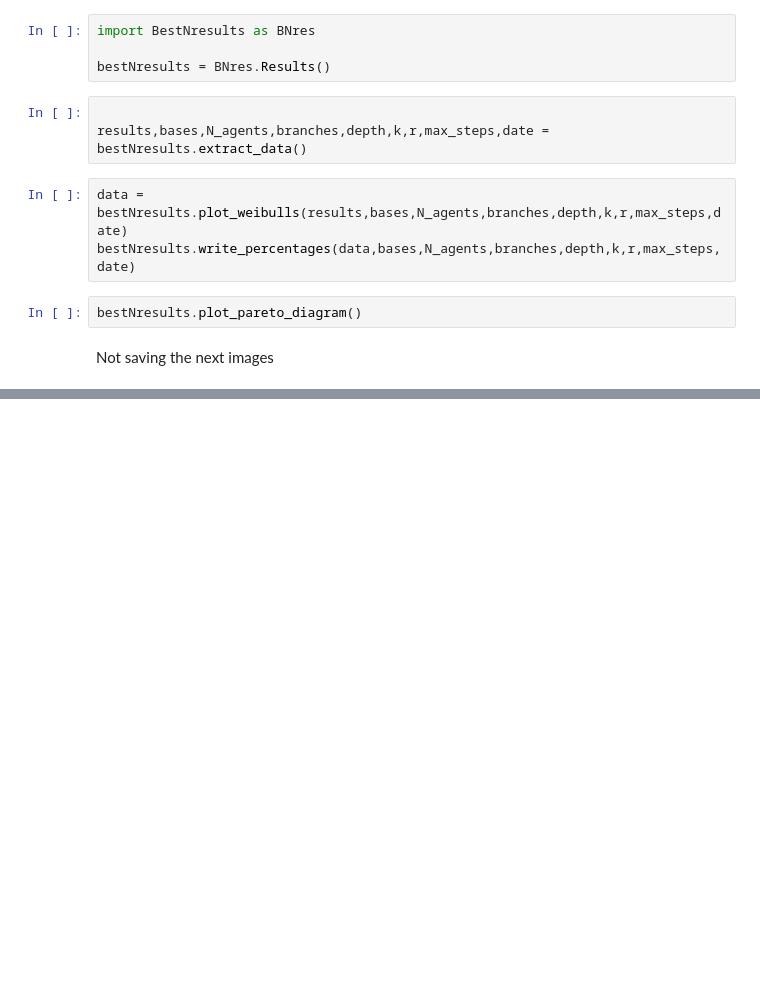
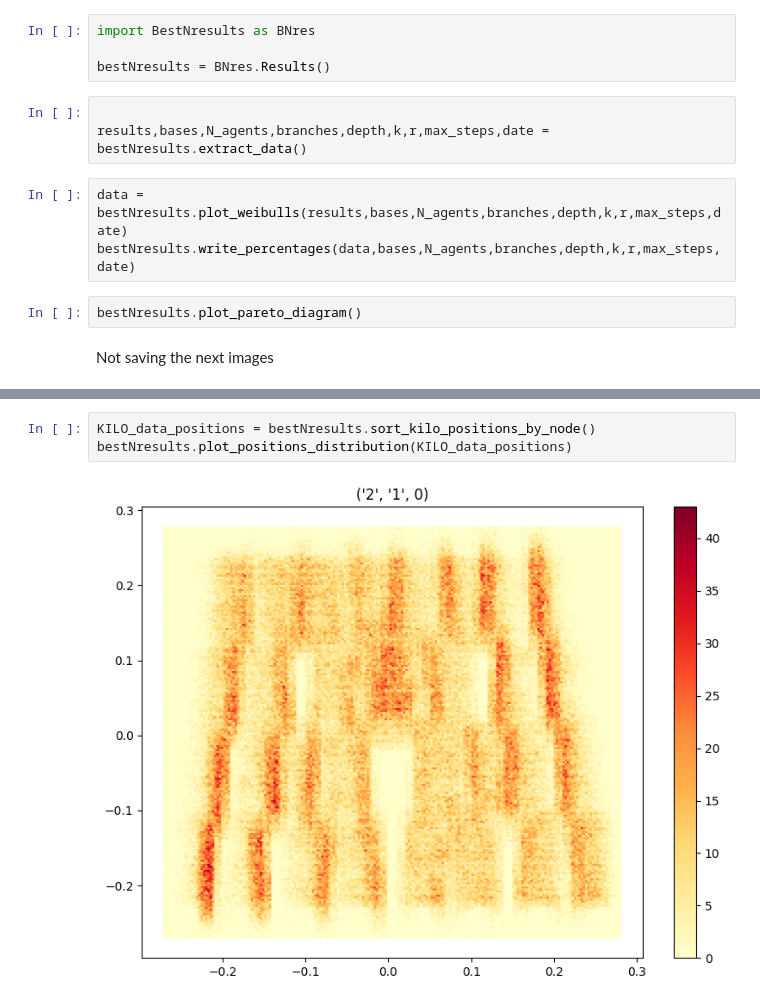
Before and after one commit to Fabio930/argos3-kilobot, a Jupyter notebook: BestNResults.ipynb, the cells around one changed output, grey strips where cells are left out. Saved outputs shown, nothing was run; the diff lists cells and outputs as text; blank space fills up the shorter version.

```diff
--- a/BestNResults.ipynb
+++ b/BestNResults.ipynb
@@ -19,0 +20,5 @@ bestNresults.plot_positions_distribution(data_positions)
+# %%
+KILO_data_positions = bestNresults.sort_kilo_positions_by_node()
+bestNresults.plot_positions_distribution(KILO_data_positions)
+# %% [output]
+[figure, added]
```
Also changed, not shown: parts of 1 cell of this notebook, 2 other files.
